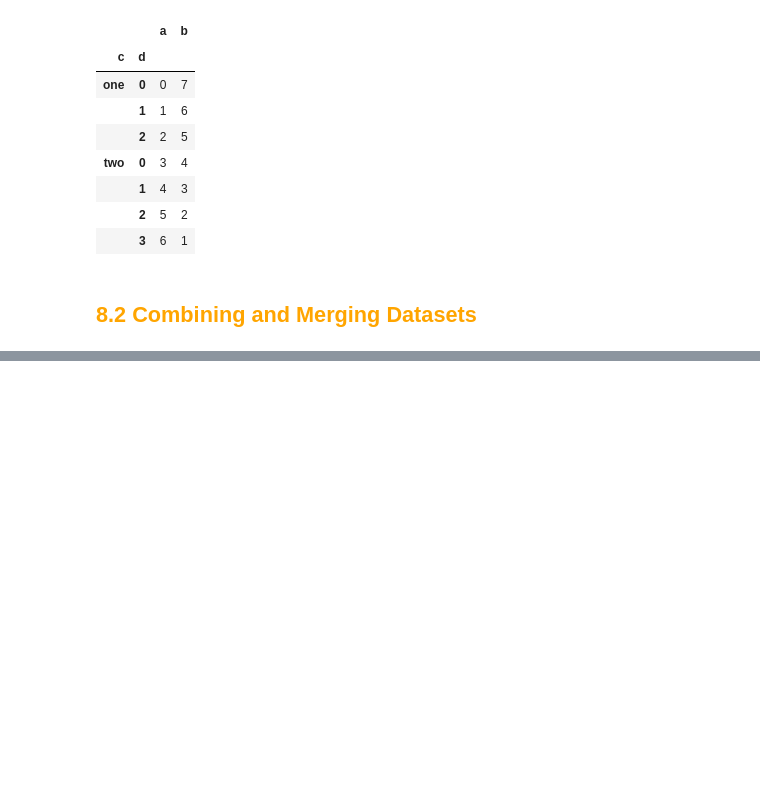
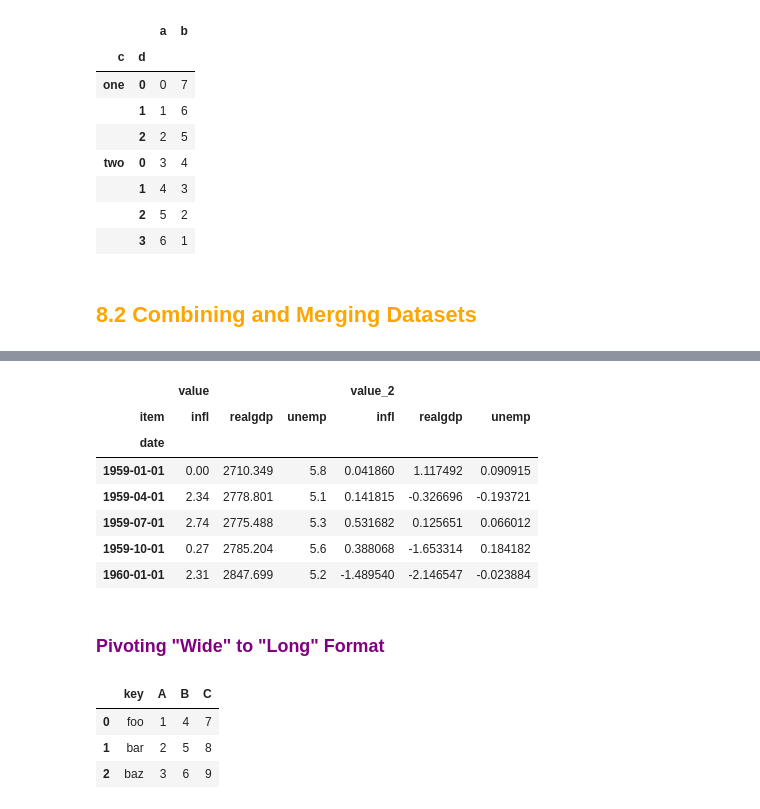
Before and after one commit to JMJarvis1/pydata-book, a Jupyter notebook: Chapter_Notes/Notes_Ch8_DataWrangling.ipynb, the cells around one changed output, grey strips where cells are left out. Drawn from its saved outputs; the diff is of its cells as text; code cells hidden in the pictures; blank space fills up the shorter version.

```diff
--- a/Chapter_Notes/Notes_Ch8_DataWrangling.ipynb
+++ b/Chapter_Notes/Notes_Ch8_DataWrangling.ipynb
@@ -268,0 +1166,15 @@ frame2
+# %%
+unstacked = long_data.set_index(["date", "item"]).unstack(level="item")
+# %%
+unstacked.head()
+# %% [output]
+|  | value |  |  | value_2 |  |  |
+| item | infl | realgdp | unemp | infl | realgdp | unemp |
+| date |  |  |  |  |  |  |
+| 1959-01-01 | 0.00 | 2710.349 | 5.8 | 0.041860 | 1.117492 | 0.090915 |
+| 1959-04-01 | 2.34 | 2778.801 | 5.1 | 0.141815 | -0.326696 | -0.193721 |
+| 1959-07-01 | 2.74 | 2775.488 | 5.3 | 0.531682 | 0.125651 | 0.066012 |
+| 1959-10-01 | 0.27 | 2785.204 | 5.6 | 0.388068 | -1.653314 | 0.184182 |
+| 1960-01-01 | 2.31 | 2847.699 | 5.2 | -1.489540 | -2.146547 | -0.023884 |
+# %% [markdown]
+<h3 style="color:purple">Pivoting "Wide" to "Long" Format</h3>
@@ -268,0 +1186,7 @@ frame2
+# %%
+df
+# %% [output]
+|  | key | A | B | C |
+| 0 | foo | 1 | 4 | 7 |
+| 1 | bar | 2 | 5 | 8 |
+| 2 | baz | 3 | 6 | 9 |
```
Also changed, not shown: parts of 144 cells of this notebook, 3 other files.
